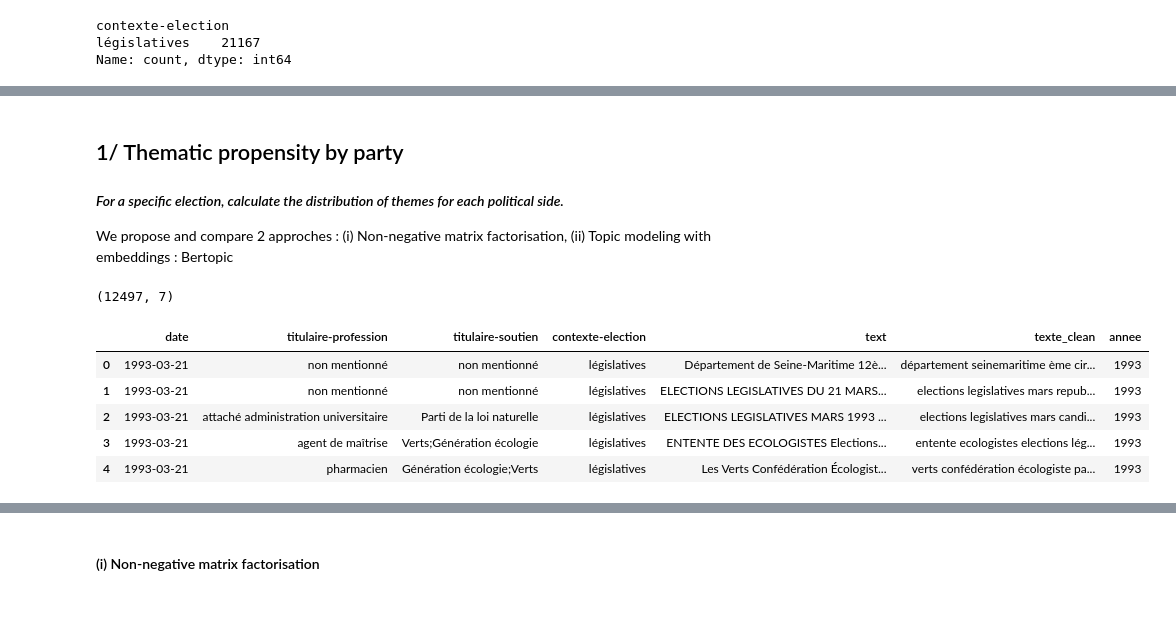
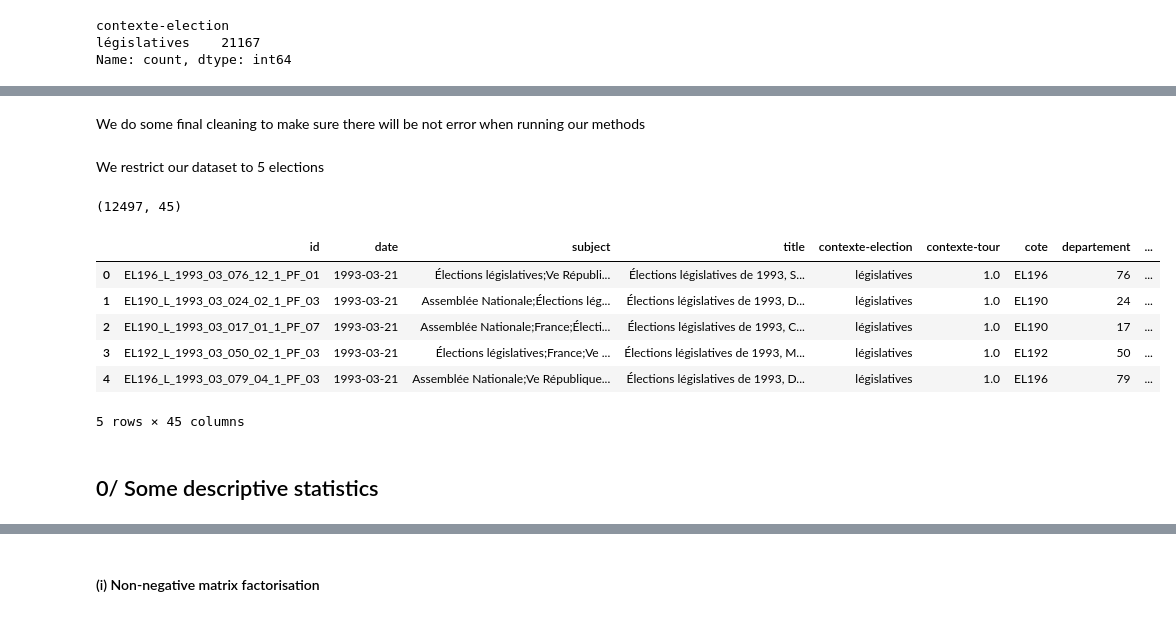
Before and after one commit to CaroLebrun/NLP_3A, a Jupyter notebook: main.ipynb, the cells around one changed output, grey strips where cells are left out. Drawn from its saved outputs; the diff is of its cells as text; code cells hidden in the pictures.

```diff
--- a/main.ipynb
+++ b/main.ipynb
@@ -95,24 +97,26 @@ meta_et_texts.head()
-# %% [markdown]
-## 1/ Thematic propensity by party
-#### _For a specific election, calculate the distribution of themes for each political side._
-
-
-We propose and compare 2 approches : (i) Non-negative matrix factorisation, (ii) Topic modeling with embeddings : Bertopic
+# %% [markdown]
+We do some final cleaning to make sure there will be not error when running our methods
+# %%
+meta_et_texts = meta_et_texts.dropna(subset=['text']) #remove lines without texts
+meta_et_texts = meta_et_texts[meta_et_texts['text'].str.strip() != ''] #same for lines with empty text
+meta_et_texts['annee'] = pd.to_datetime(meta_et_texts['date'], errors='coerce').dt.year
+
+meta_et_texts = meta_et_texts.reset_index(drop=True)
+df = meta_et_texts.copy()
+# %% [markdown]
+We restrict our dataset to 5 elections
 # %%
-# cleaning
-df = meta_et_texts.dropna(subset=['text']).copy() #remove lines without texts
-df = df[df['text'].str.strip() != ''].copy() #same for lines with empty text
-
-df = df.reset_index(drop=True)
-df['annee'] = pd.to_datetime(df['date'], errors='coerce').dt.year
 df = df[df["annee"].isin([1981, 1988, 1993])].copy()
 print(df.shape)
 df.head()
 # %% [output]
-(12497, 7)
+(12497, 45)
-|  | date | titulaire-profession | titulaire-soutien | contexte-election | text | texte_clean | annee |
-| 0 | 1993-03-21 | non mentionné | non mentionné | législatives | Département de Seine-Maritime 12è... | département seinemaritime ème cir... | 1993 |
-| 1 | 1993-03-21 | non mentionné | non mentionné | législatives | ELECTIONS LEGISLATIVES DU 21 MARS... | elections legislatives mars repub... | 1993 |
-| 2 | 1993-03-21 | attaché administration universitaire | Parti de la loi naturelle | législatives | ELECTIONS LEGISLATIVES MARS 1993 ... | elections legislatives mars candi... | 1993 |
-| 3 | 1993-03-21 | agent de maîtrise | Verts;Génération écologie | législatives | ENTENTE DES ECOLOGISTES Elections... | entente ecologistes elections lég... | 1993 |
-| 4 | 1993-03-21 | pharmacien | Génération écologie;Verts | législatives | Les Verts Confédération Écologist... | verts confédération écologiste pa... | 1993 |
+|  | id | date | subject | title | contexte-election | contexte-tour | cote | departement | ... |
+| 0 | EL196_L_1993_03_076_12_1_PF_01 | 1993-03-21 | Élections législatives;Ve Républi... | Élections législatives de 1993, S... | législatives | 1.0 | EL196 | 76 | ... |
+| 1 | EL190_L_1993_03_024_02_1_PF_03 | 1993-03-21 | Assemblée Nationale;Élections lég... | Élections législatives de 1993, D... | législatives | 1.0 | EL190 | 24 | ... |
+| 2 | EL190_L_1993_03_017_01_1_PF_07 | 1993-03-21 | Assemblée Nationale;France;Électi... | Élections législatives de 1993, C... | législatives | 1.0 | EL190 | 17 | ... |
+| 3 | EL192_L_1993_03_050_02_1_PF_03 | 1993-03-21 | Élections législatives;France;Ve ... | Élections législatives de 1993, M... | législatives | 1.0 | EL192 | 50 | ... |
+| 4 | EL196_L_1993_03_079_04_1_PF_03 | 1993-03-21 | Assemblée Nationale;Ve République... | Élections législatives de 1993, D... | législatives | 1.0 | EL196 | 79 | ... |
+5 rows × 45 columns
+# %% [markdown]
+## 0/ Some descriptive statistics
```
Also changed, not shown: parts of 13 cells of this notebook.
